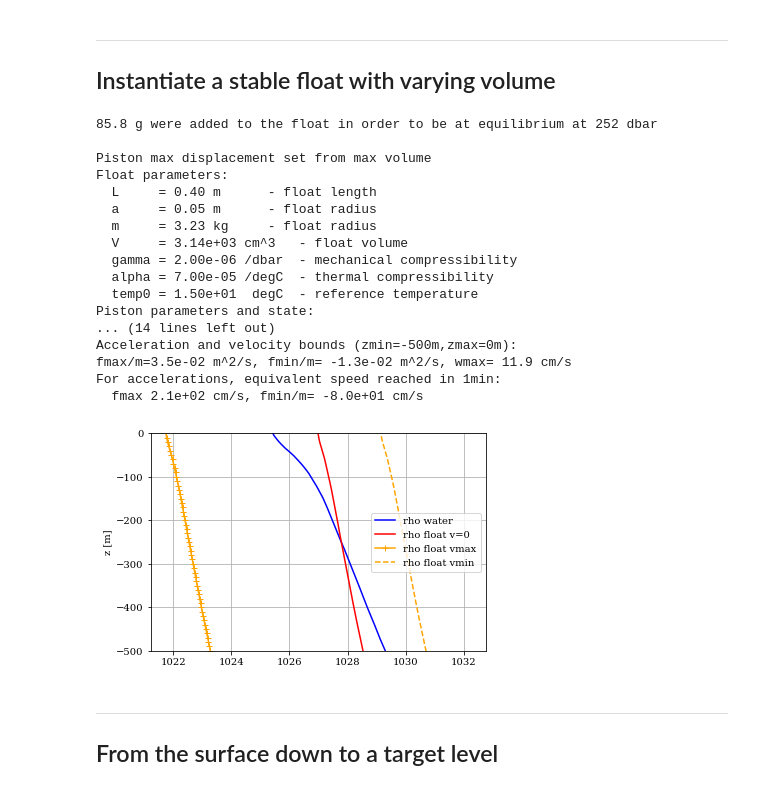
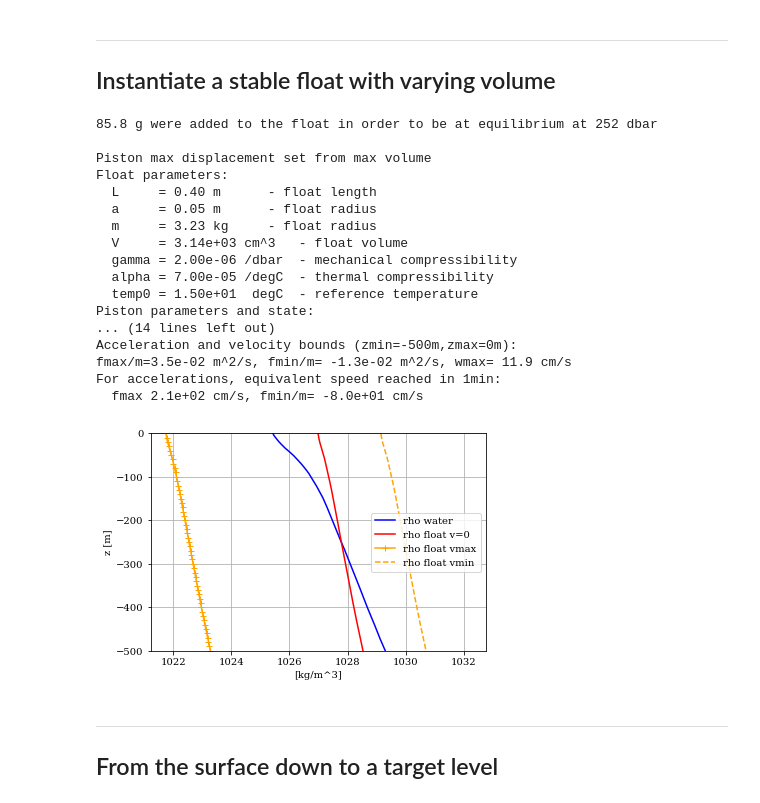
Before and after one commit to apatlpo/cognac, a Jupyter notebook: instrum/zcontrol_stable_float.ipynb, the cells around one changed output. Saved outputs shown, nothing was run; the diff lists cells and outputs as text; code cells hidden in the pictures.

```diff
--- a/instrum/zcontrol_stable_float.ipynb
+++ b/instrum/zcontrol_stable_float.ipynb
@@ -67,24 +67,6 @@ print(f)
 
 # compute bounds on motions
 fmax, fmin, afmax, wmax = f.compute_bounds(w,-500.)
-
-# show densities
-plt.figure()
-ax = plt.subplot(111)
-#
-iz = np.argmin(np.abs(z+250))
-rho_f=f.rho(p,temp,v=0.)
-rho_f_vmax=f.rho(p,temp,v=f.piston.vol_max)
-rho_f_vmin=f.rho(p,temp,v=f.piston.vol_min)
-#
-ax.plot(rho_w,z,'b',label='rho water')
-ax.plot(rho_f,z,'r',label='rho float v=0')
-ax.plot(rho_f_vmax,z,'-+',color='orange',label='rho float vmax',markevery=10)
-ax.plot(rho_f_vmin,z,'--',color='orange',label='rho float vmin')
-ax.legend()
-ax.set_ylim((-500,0.))
-ax.set_ylabel('z [m]')
-ax.grid()
 # %% [output]
 85.8 g were added to the float in order to be at equilibrium at 252 dbar
 
@@ -103,7 +85,27 @@ Acceleration and velocity bounds (zmin=-500m,zmax=0m):
 fmax/m=3.5e-02 m^2/s, fmin/m= -1.3e-02 m^2/s, wmax= 11.9 cm/s
 For accelerations, equivalent speed reached in 1min:
   fmax 2.1e+02 cm/s, fmin/m= -8.0e+01 cm/s
-[figure, removed]
+# %%
+# show densities
+plt.figure()
+ax = plt.subplot(111)
+#
+iz = np.argmin(np.abs(z+250))
+rho_f=f.rho(p,temp,v=0.)
+rho_f_vmax=f.rho(p,temp,v=f.piston.vol_max)
+rho_f_vmin=f.rho(p,temp,v=f.piston.vol_min)
+#
+ax.plot(rho_w,z,'b',label='rho water')
+ax.plot(rho_f,z,'r',label='rho float v=0')
+ax.plot(rho_f_vmax,z,'-+',color='orange',label='rho float vmax',markevery=10)
+ax.plot(rho_f_vmin,z,'--',color='orange',label='rho float vmin')
+ax.legend()
+ax.set_xlabel('[kg/m^3]')
+ax.set_ylim((-500,0.))
+ax.set_ylabel('z [m]')
+ax.grid()
+# %% [output]
+[figure, added]
 # %% [markdown]
 ---
 
```
Also changed, not shown: 2 other files.
